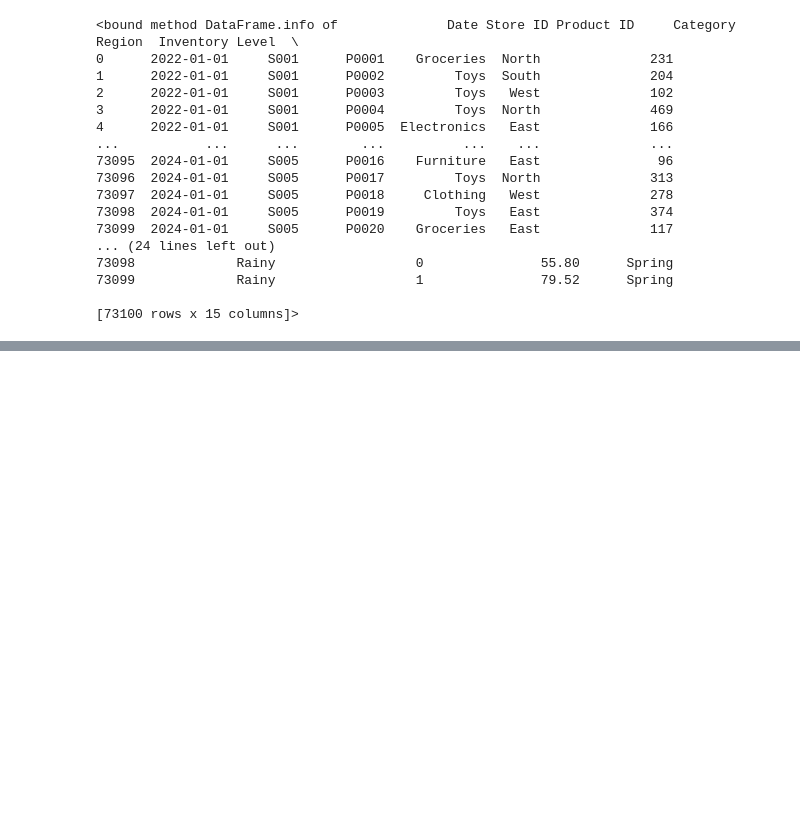
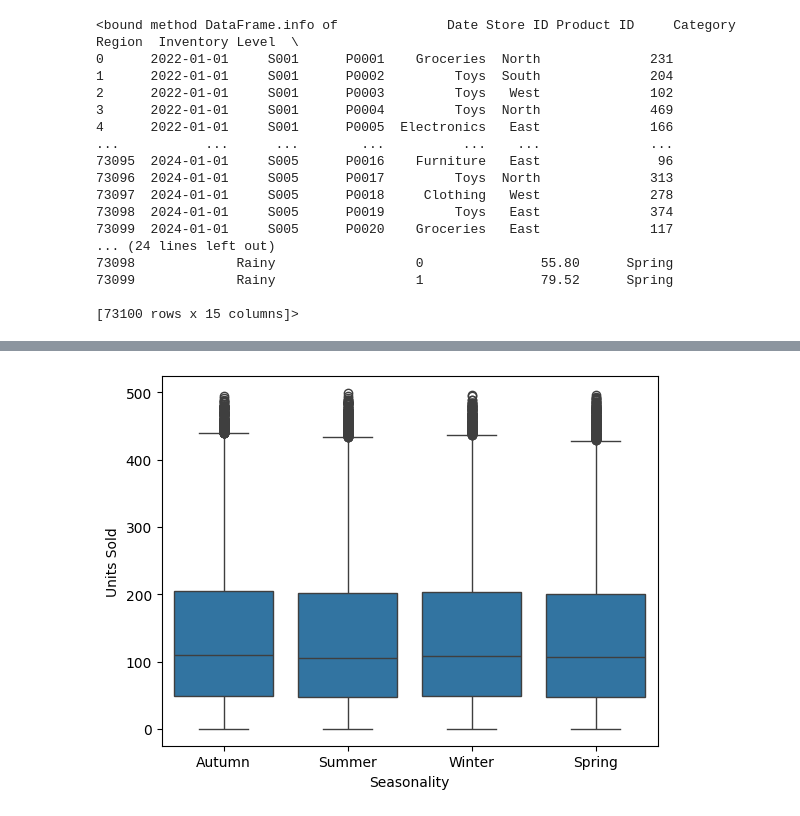
Before and after one commit to kkpro18/Sales-Forecast-and-Inventory-Optimisation, a Jupyter notebook: 2_analyse_data/notebooks/1_EDA.ipynb, the cells around one changed output, grey strips where cells are left out. Drawn from its saved outputs; the diff is of its cells as text; code cells hidden in the pictures; blank space fills up the shorter version.

```diff
--- a/2_analyse_data/notebooks/1_EDA.ipynb
+++ b/2_analyse_data/notebooks/1_EDA.ipynb
@@ -26,0 +92,10 @@ Contains 5 Stores of Data, Needs Separating into 5 Datasets.
+# %%
+# importing packages
+import seaborn as sns
+import matplotlib.pyplot as plt
+
+
+sns.boxplot( x="Seasonality", y='Units Sold', data=data, )
+plt.show()
+# %% [output]
+[figure, added]
```
Also changed, not shown: parts of 13 cells of this notebook.
